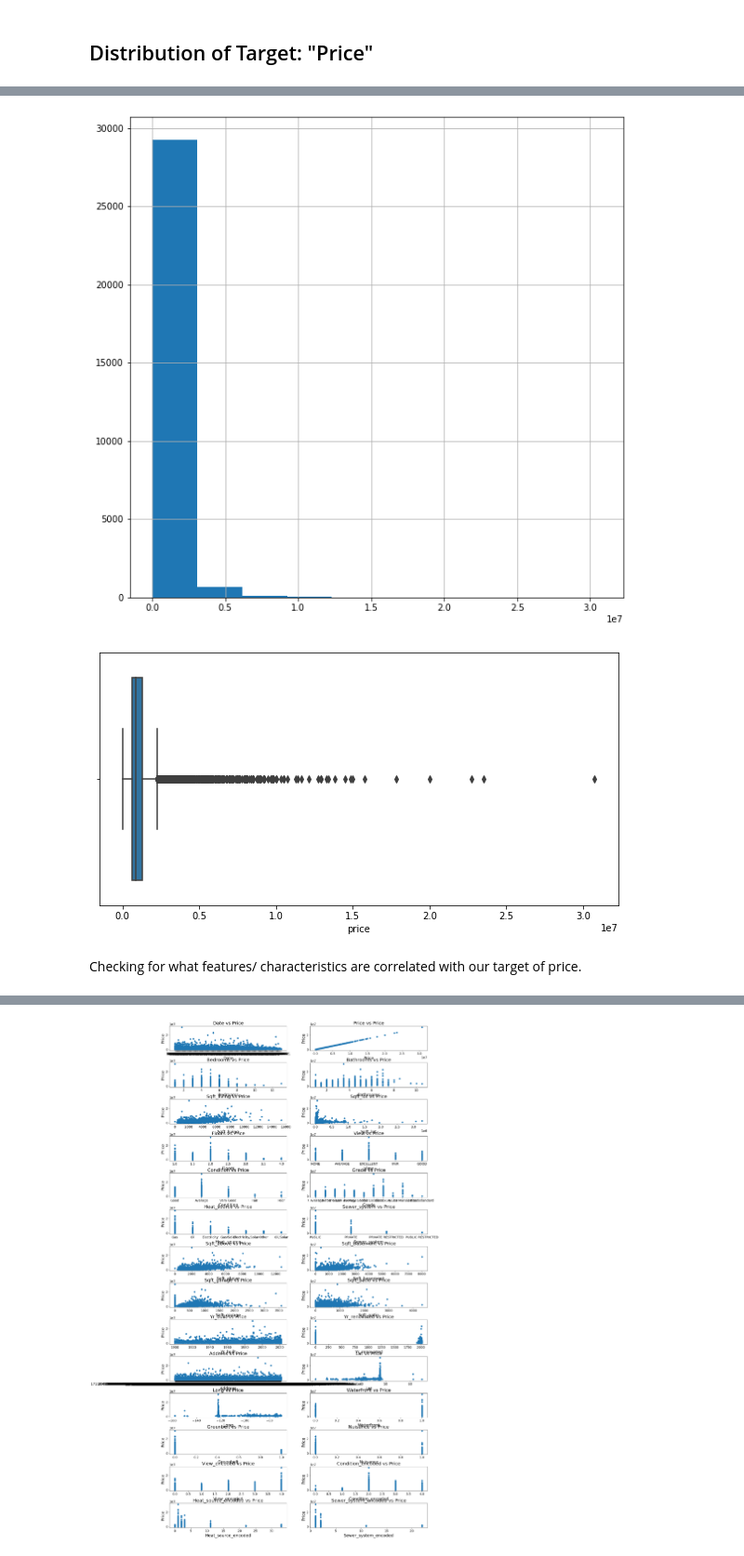
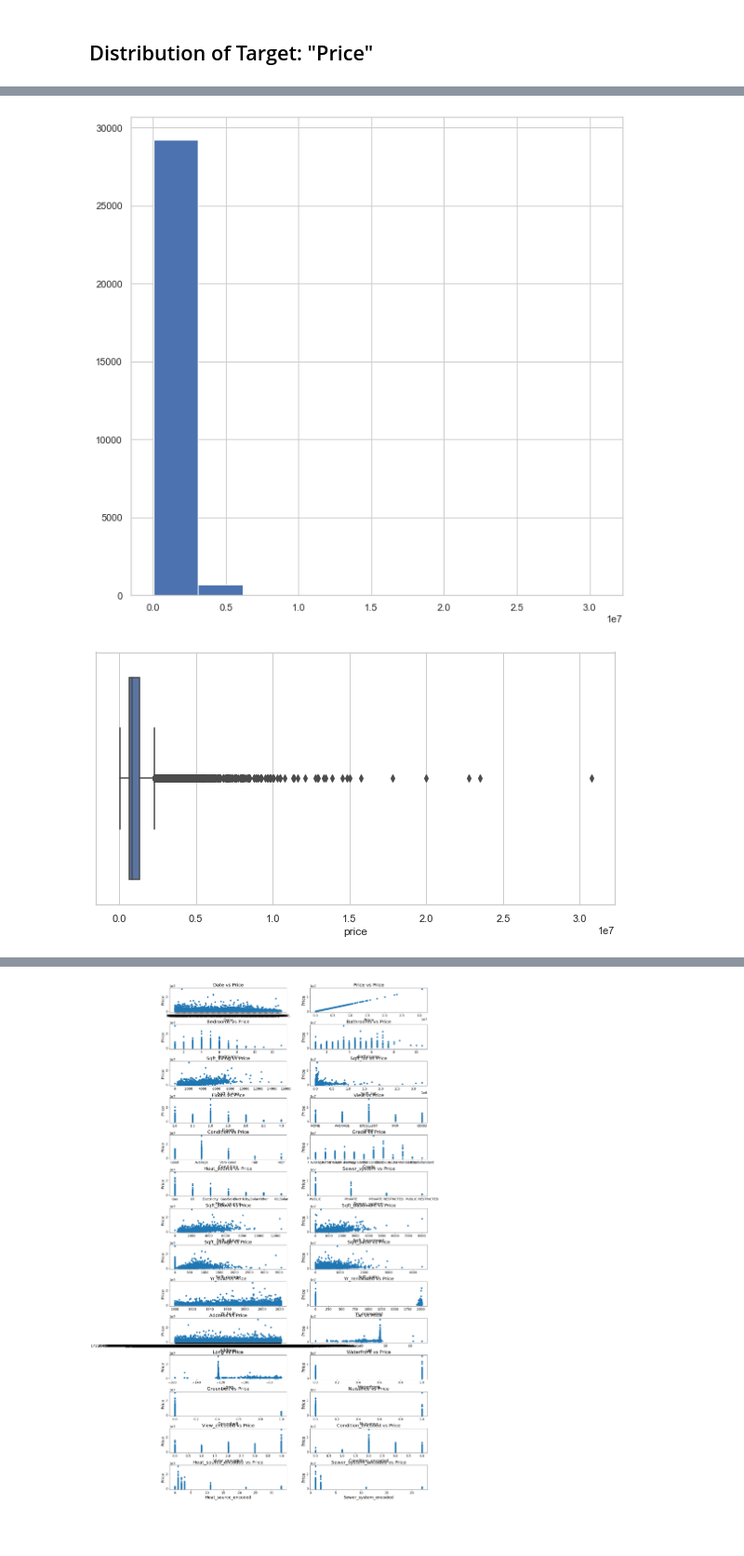
Before and after one commit to ldwilker10/dsc-phase-2-project-v2-5, a Jupyter notebook: Primary_Draft.ipynb, the cells around one changed output, grey strips where cells are left out. Shown at 93% size. Cells and saved outputs as stored; diff of their text form; code cells hidden in the pictures; blank space fills up the shorter version.

```diff
--- a/Primary_Draft.ipynb
+++ b/Primary_Draft.ipynb
@@ -310,9 +310,9 @@ Next columns to address are view, condition, grade, heat_source, sewer_system, s
 
 mapping_view = {'NONE': 0, 'FAIR': 1, 'AVERAGE': 2, 'GOOD': 3, 'EXCELLENT': 4}
 mapping_condition = {'Poor': 0, 'Fair': 1, 'Average': 2, 'Good': 3, 'Very Good': 4}
-mapping_heat_source = {'Gas': 1, 'Oil': 2, 'Electricity': 3, 'Gas/Solar': 11, 'Electricity/Solar': 33,
-                       'Oil/Solar': 22, 'Other': 0}
-mapping_sewer_system = {'PUBLIC': 1, 'PRIVATE': 2, 'PRIVATE RESTRICTED': 22, 'PUBLIC RESTRICTED': 11}
+mapping_heat_source = {'Gas': 1, 'Oil': 2, 'Electricity': 3, 'Gas/Solar': 4, 'Electricity/Solar': 5,
+                       'Oil/Solar': 6, 'Other': 0}
+mapping_sewer_system = {'PUBLIC': 1, 'PRIVATE': 2, 'PRIVATE RESTRICTED': 3, 'PUBLIC RESTRICTED': 4}
 
 #mapping the numeric values to column categories
 kc_encoded['view_encoded'] = kc_encoded['view'].map(mapping_view)
@@ -384,10 +384,10 @@ memory usage: 6.7+ MB
 kc_encoded['grade'] = kc_encoded['grade'].str.split().str[0].astype(int)
 # %%
 # dropping columns lat, long, address, date, id as these are not being used for analysis
-# dropping categorical columns of view, condition, heat_source, sewer_system as we have
-# these already represented with the dummy columns
+# dropping categorical columns of view, condition, heat_source, sewer_system, yr_renovated as we have
+# these already represented with either dummy columns or a new column
 kc_baseline = kc_encoded.drop([
-   "lat", "long", "address",'view', 'condition', 'heat_source', 'sewer_system', 'id', 'date'], axis=1)
+   "lat", "long", "address",'view', 'condition', 'heat_source', 'sewer_system', 'id', 'date', 'yr_renovated'], axis=1)
 kc_baseline.info()
 # %% [output]
 <class 'pandas.core.frame.DataFrame'>
@@ -474,0 +504,15 @@ plt.show();
+# %%
+# Set the style for the plot (optional, just for aesthetics)
+sns.set(style="whitegrid")
+
+# Create the box plot
+plt.figure(figsize=(8, 6))
+sns.boxplot(data=kc_baseline, y='price', color='lightblue')
+
+# Add title and axis labels
+plt.title('Box Plot of House Prices', fontsize=16)
+plt.xlabel('Price', fontsize=14)
+plt.ylabel('House Price', fontsize=14)
+
+# Show the plot
+plt.show()
@@ -474,0 +521,16 @@ plt.show();
+# %%
+# Creating boxplot to assess for outliers
+
+sns.set(style="whitegrid")
+
+# Create the horizontal box plot
+plt.figure(figsize=(8, 6))
+sns.boxplot(data=kc_baseline, x='price', color='lightblue', orient='h')
+
+# Add title and axis labels
+plt.title('Horizontal Box Plot of House Prices', fontsize=16)
+plt.xlabel('House Price', fontsize=14)
+plt.ylabel('Price', fontsize=14)
+
+# Show the plot
+plt.show()
@@ -475,15 +539,13 @@ plt.show();
 # %%
-kc_encoded['price'].hist(figsize = (10,10))
+kc_baseline['price'].hist(figsize = (10,10))
 plt.show();
 # %% [output]
-[figure, old version]
+[figure, new version]
 # %%
 #Boxplot to check for outliers
 
 plt.figure(figsize=(10,5))
-sns.boxplot(x= kc_encoded['price'])
+sns.boxplot(x= kc_baseline['price'])
 plt.show();
 # %% [output]
-[figure, old version]
+[figure, new version]
-# %% [markdown]
-Checking for what features/ characteristics are correlated with our target of price.
```
Also changed, not shown: parts of 23 cells of this notebook.
